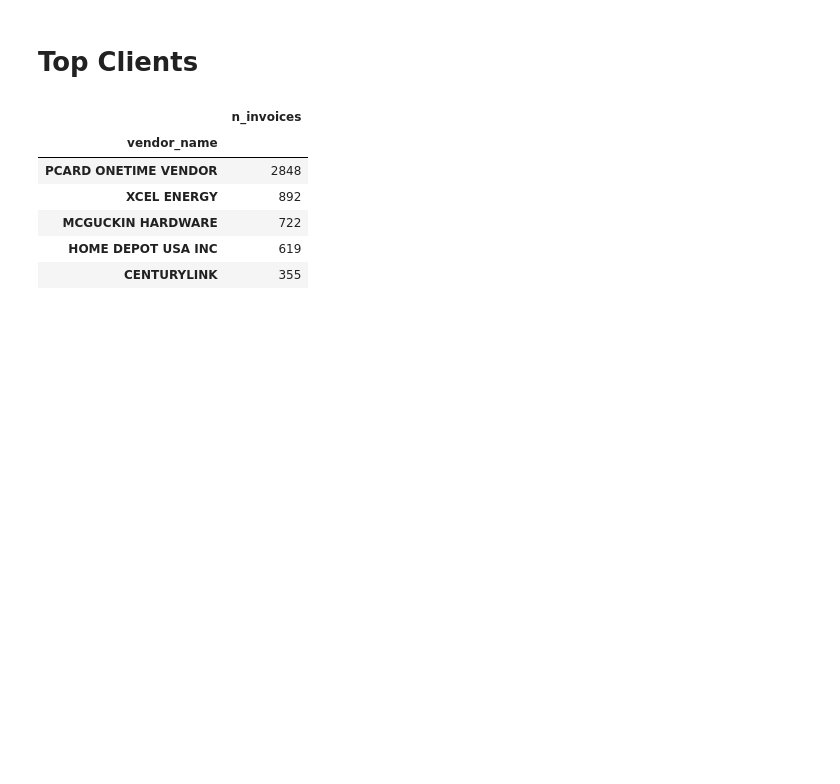
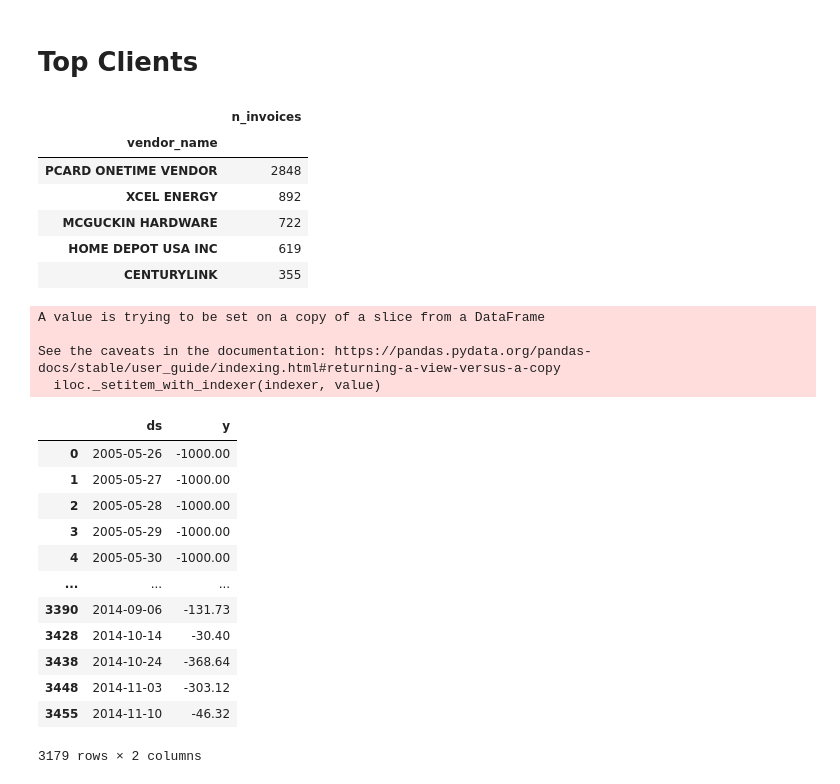
Before and after one commit to Infinions/ml-data-analytics, a Jupyter notebook: testing_datasets/Dataset_Manipulation_Prototype.ipynb, the cells around one changed output. Saved outputs shown, nothing was run; the diff lists cells and outputs as text; code cells hidden in the pictures; blank space fills up the shorter version.

```diff
--- a/testing_datasets/Dataset_Manipulation_Prototype.ipynb
+++ b/testing_datasets/Dataset_Manipulation_Prototype.ipynb
@@ -469,0 +539,23 @@ tmp.head()
+# %%
+tt = __prepare_data(dataset)
+# %% [output]
+A value is trying to be set on a copy of a slice from a DataFrame
+
+See the caveats in the documentation: https://pandas.pydata.org/pandas-docs/stable/user_guide/indexing.html#returning-a-view-versus-a-copy
+  iloc._setitem_with_indexer(indexer, value)
+# %%
+tt[tt['y'] < 0]
+# %% [output]
+|  | ds | y |
+| 0 | 2005-05-26 | -1000.00 |
+| 1 | 2005-05-27 | -1000.00 |
+| 2 | 2005-05-28 | -1000.00 |
+| 3 | 2005-05-29 | -1000.00 |
+| 4 | 2005-05-30 | -1000.00 |
+| ... | ... | ... |
+| 3390 | 2014-09-06 | -131.73 |
+| 3428 | 2014-10-14 | -30.40 |
+| 3438 | 2014-10-24 | -368.64 |
+| 3448 | 2014-11-03 | -303.12 |
+| 3455 | 2014-11-10 | -46.32 |
+3179 rows × 2 columns
```
Also changed, not shown: parts of 13 cells of this notebook, 4 other files.
